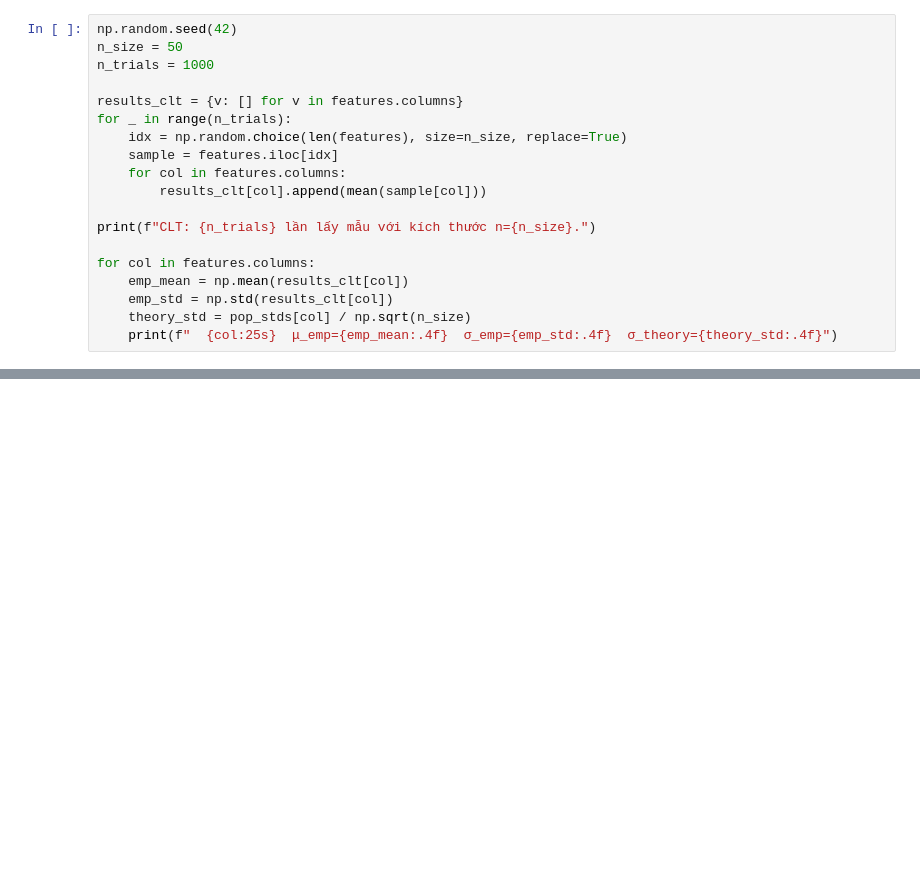
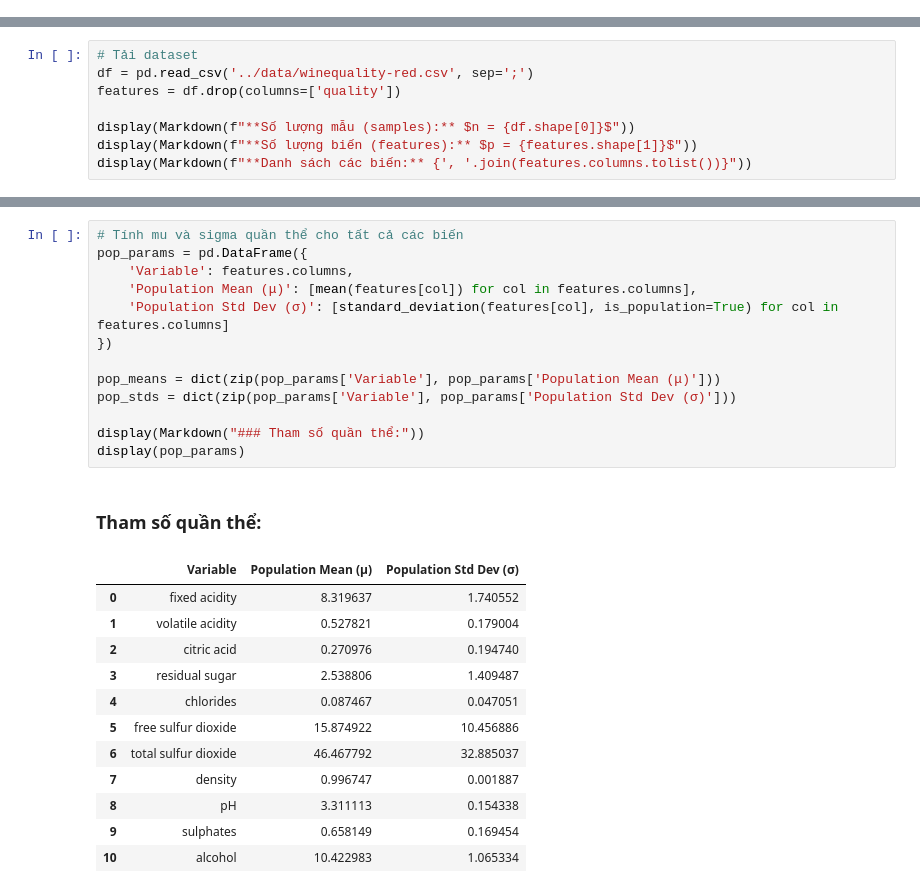
Before and after one commit to ducan0206/Multivariate-Statistical-Analysis, a Jupyter notebook: notebooks/02_clt_lln_proof.ipynb, the cells around one changed output, grey strips where cells are left out. Saved outputs shown, nothing was run; the diff lists cells and outputs as text; blank space fills up the shorter version.

```diff
--- a/notebooks/02_clt_lln_proof.ipynb
+++ b/notebooks/02_clt_lln_proof.ipynb
@@ -173,19 +0,0 @@ Từ kết quả LLN, ta rút ra một số quyết định cụ thể cho bài
-# %%
-np.random.seed(42)
-n_size = 50
-n_trials = 1000
-
-results_clt = {v: [] for v in features.columns}
-for _ in range(n_trials):
-    idx = np.random.choice(len(features), size=n_size, replace=True)
-    sample = features.iloc[idx]
-    for col in features.columns:
-        results_clt[col].append(mean(sample[col]))
-
-print(f"CLT: {n_trials} lần lấy mẫu với kích thước n={n_size}.")
-
-for col in features.columns:
-    emp_mean = np.mean(results_clt[col])
-    emp_std = np.std(results_clt[col])
-    theory_std = pop_stds[col] / np.sqrt(n_size)
-    print(f"  {col:25s}  μ_emp={emp_mean:.4f}  σ_emp={emp_std:.4f}  σ_theory={theory_std:.4f}")
@@ -348,0 +30,8 @@ Kết quả CLT trên tập Wine Quality dẫn đến một số kết luận qu
+# %%
+# Tải dataset
+df = pd.read_csv('../data/winequality-red.csv', sep=';')
+features = df.drop(columns=['quality'])
+
+display(Markdown(f"**Số lượng mẫu (samples):** $n = {df.shape[0]}$"))
+display(Markdown(f"**Số lượng biến (features):** $p = {features.shape[1]}$"))
+display(Markdown(f"**Danh sách các biến:** {', '.join(features.columns.tolist())}"))
@@ -348,0 +61,27 @@ Kết quả CLT trên tập Wine Quality dẫn đến một số kết luận qu
+# %%
+# Tính mu và sigma quần thể cho tất cả các biến
+pop_params = pd.DataFrame({
+    'Variable': features.columns,
+    'Population Mean (μ)': [mean(features[col]) for col in features.columns],
+    'Population Std Dev (σ)': [standard_deviation(features[col], is_population=True) for col in features.columns]
+})
+
+pop_means = dict(zip(pop_params['Variable'], pop_params['Population Mean (μ)']))
+pop_stds = dict(zip(pop_params['Variable'], pop_params['Population Std Dev (σ)']))
+
+display(Markdown("### Tham số quần thể:"))
+display(pop_params)
+# %% [output]
+### Tham số quần thể:
+|  | Variable | Population Mean (μ) | Population Std Dev (σ) |
+| 0 | fixed acidity | 8.319637 | 1.740552 |
+| 1 | volatile acidity | 0.527821 | 0.179004 |
+| 2 | citric acid | 0.270976 | 0.194740 |
+| 3 | residual sugar | 2.538806 | 1.409487 |
+| 4 | chlorides | 0.087467 | 0.047051 |
+| 5 | free sulfur dioxide | 15.874922 | 10.456886 |
+| 6 | total sulfur dioxide | 46.467792 | 32.885037 |
+| 7 | density | 0.996747 | 0.001887 |
+| 8 | pH | 3.311113 | 0.154338 |
+| 9 | sulphates | 0.658149 | 0.169454 |
+| 10 | alcohol | 10.422983 | 1.065334 |
```
Also changed, not shown: parts of 35 cells of this notebook.
